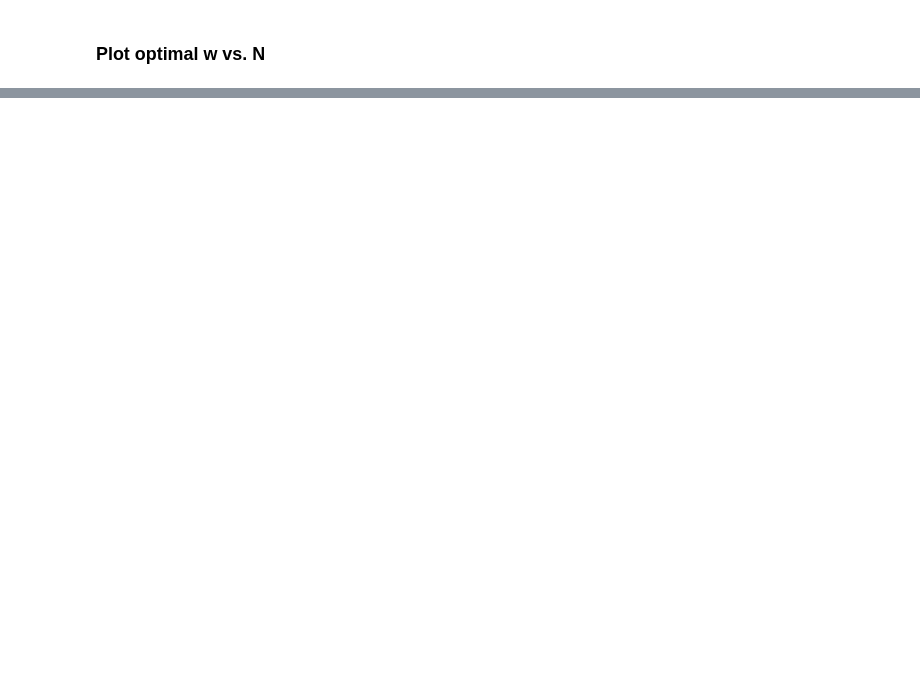
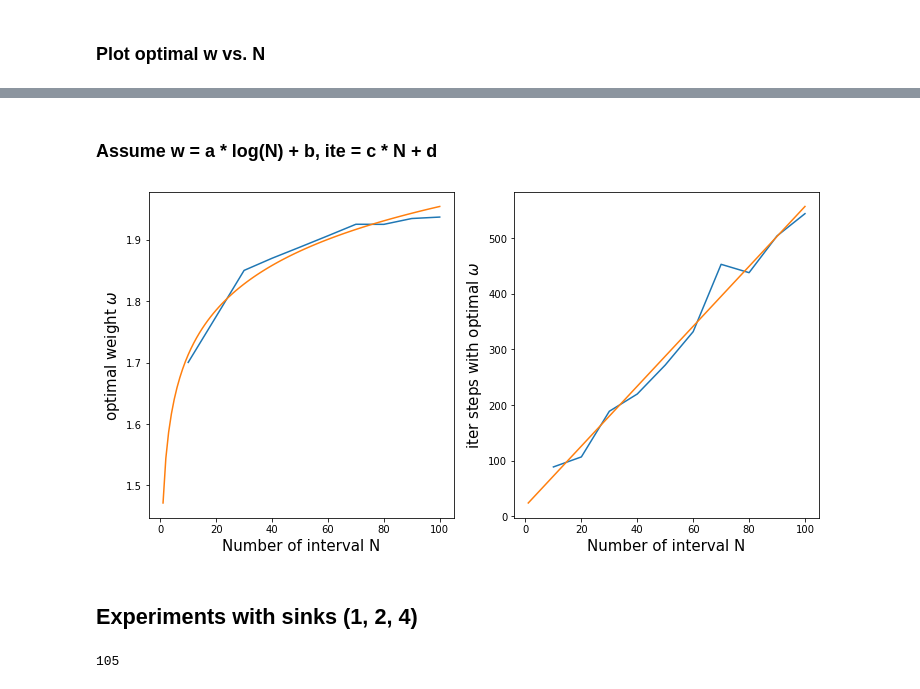
Before and after one commit to Alex-notmyname/MSC-Computational-Science, a Jupyter notebook: Scientific_Computing/Set 1 report/Exercise_1_3.ipynb, the cells around one changed output, grey strips where cells are left out. Saved outputs shown, nothing was run; the diff lists cells and outputs as text; code cells hidden in the pictures; blank space fills up the shorter version.

```diff
--- a/Scientific_Computing/Set 1 report/Exercise_1_3.ipynb
+++ b/Scientific_Computing/Set 1 report/Exercise_1_3.ipynb
@@ -379,0 +423,35 @@ plt.show()
+# %% [markdown]
+### Assume w = a * log(N) + b, ite = c * N + d
+# %%
+a, b = np.polyfit(np.log(N_value), optimal_w, 1)
+c, d = np.polyfit(N_value, optimal_step, 1)
+
+x_p = np.linspace(1, 100, 100)
+y_w = a*np.log(x_p) + b
+y_step = c*x_p + d
+
+fig6, ax6 = plt.subplots(1, 2)
+
+plt.rcParams['figure.figsize'] = (12, 6)
+
+ax6[0].plot(N_value, optimal_w)
+ax6[0].plot(x_p, y_w)
+ax6[0].set(xlabel='Number of interval N', ylabel=r'optimal weight $\omega$')
+ax6[0].xaxis.label.set_size(15)
+ax6[0].yaxis.label.set_size(15)
+
+ax6[1].plot(N_value, optimal_step)
+ax6[1].plot(x_p, y_step)
+ax6[1].set(xlabel='Number of interval N', ylabel=r'iter steps with optimal $\omega$')
+ax6[1].xaxis.label.set_size(15)
+ax6[1].yaxis.label.set_size(15)
+ax6.show()
+# %% [output]
+[figure, added]
+# %% [markdown]
+## Experiments with sinks (1, 2, 4)
+# %%
+c_store_s_s, delta_s_s, k_s = implement_sor(num=1, length=0.25)
+print(k)
+# %% [output]
+105
```
Also changed, not shown: parts of 13 cells of this notebook.
